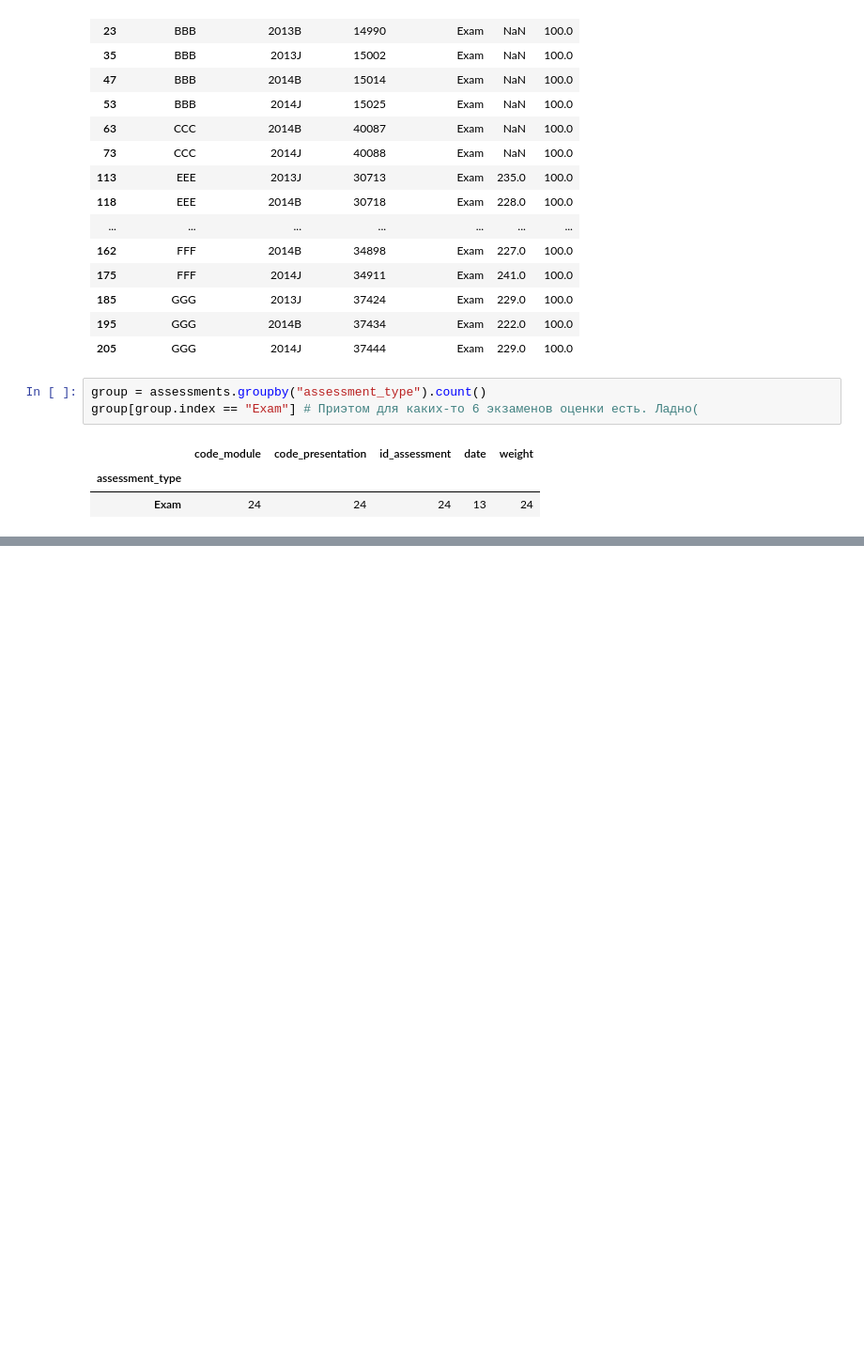
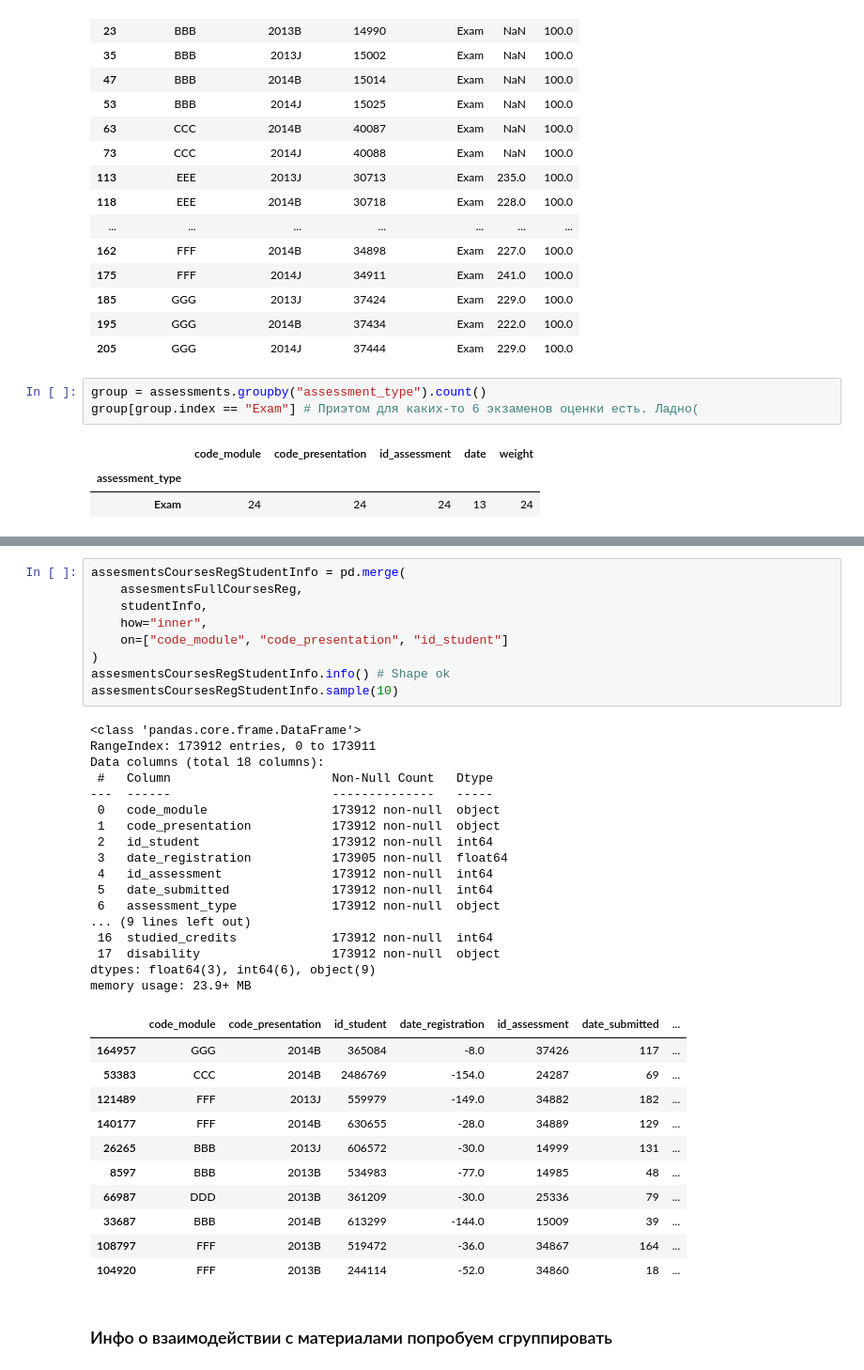
Before and after one commit to pyretttt/mle2, a Jupyter notebook: kaggle/c1/submission.ipynb, the cells around one changed output, grey strips where cells are left out. Shown at 94% size. Drawn from its saved outputs; the diff is of its cells as text; blank space fills up the shorter version.

```diff
--- a/kaggle/c1/submission.ipynb
+++ b/kaggle/c1/submission.ipynb
@@ -157,0 +325,40 @@ assesmentsFullInfo.drop("is_banked", inplace=True, axis=1)
+# %%
+assesmentsCoursesRegStudentInfo = pd.merge(
+    assesmentsFullCoursesReg,
+    studentInfo,
+    how="inner",
+    on=["code_module", "code_presentation", "id_student"]
+)
+assesmentsCoursesRegStudentInfo.info() # Shape ok
+assesmentsCoursesRegStudentInfo.sample(10)
+# %% [output]
+<class 'pandas.core.frame.DataFrame'>
+RangeIndex: 173912 entries, 0 to 173911
+Data columns (total 18 columns):
+ #   Column                      Non-Null Count   Dtype
+---  ------                      --------------   -----
+ 0   code_module                 173912 non-null  object
+ 1   code_presentation           173912 non-null  object
+ 2   id_student                  173912 non-null  int64
+ 3   date_registration           173905 non-null  float64
+ 4   id_assessment               173912 non-null  int64
+ 5   date_submitted              173912 non-null  int64
+ 6   assessment_type             173912 non-null  object
+... (9 lines left out)
+ 16  studied_credits             173912 non-null  int64
+ 17  disability                  173912 non-null  object
+dtypes: float64(3), int64(6), object(9)
+memory usage: 23.9+ MB
+|  | code_module | code_presentation | id_student | date_registration | id_assessment | date_submitted | ... |
+| 164957 | GGG | 2014B | 365084 | -8.0 | 37426 | 117 | ... |
+| 53383 | CCC | 2014B | 2486769 | -154.0 | 24287 | 69 | ... |
+| 121489 | FFF | 2013J | 559979 | -149.0 | 34882 | 182 | ... |
+| 140177 | FFF | 2014B | 630655 | -28.0 | 34889 | 129 | ... |
+| 26265 | BBB | 2013J | 606572 | -30.0 | 14999 | 131 | ... |
+| 8597 | BBB | 2013B | 534983 | -77.0 | 14985 | 48 | ... |
+| 66987 | DDD | 2013B | 361209 | -30.0 | 25336 | 79 | ... |
+| 33687 | BBB | 2014B | 613299 | -144.0 | 15009 | 39 | ... |
+| 108797 | FFF | 2013B | 519472 | -36.0 | 34867 | 164 | ... |
+| 104920 | FFF | 2013B | 244114 | -52.0 | 34860 | 18 | ... |
+# %% [markdown]
+### Инфо о взаимодействии с материалами попробуем сгруппировать
```
Also changed, not shown: parts of 23 cells of this notebook.
